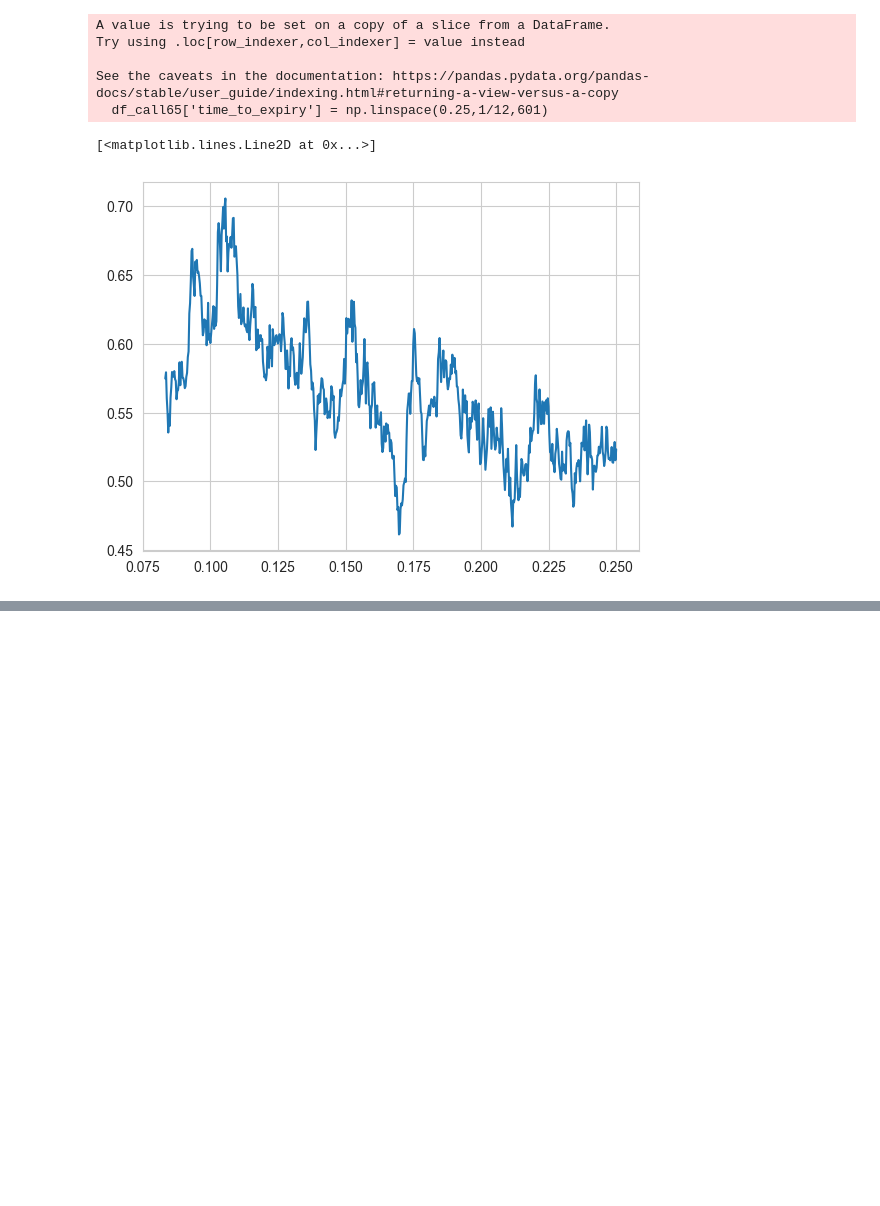
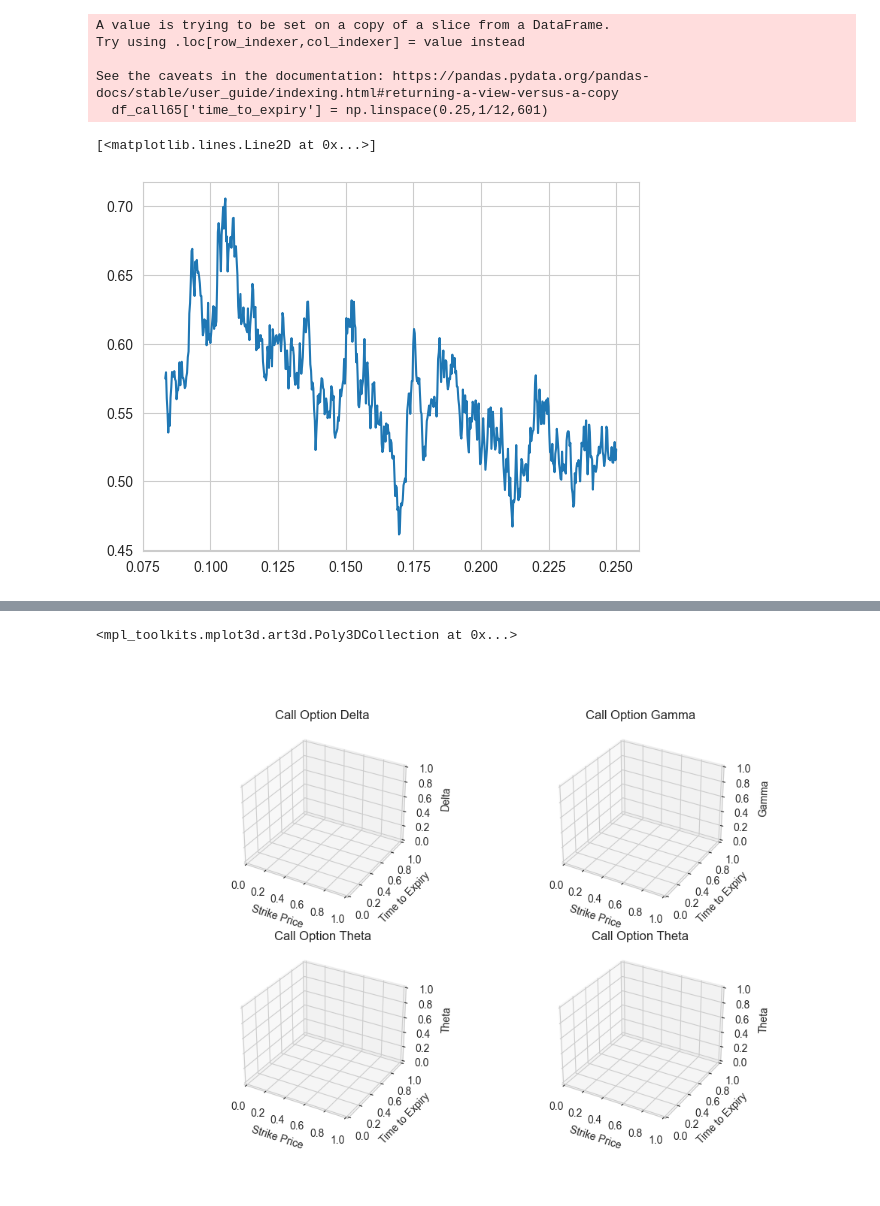
Before and after one commit to Ae-bii/uchicago-trading-2023, a Jupyter notebook: case2/analysis/understanding_train_data.ipynb, the cells around one changed output, grey strips where cells are left out. Saved outputs shown, nothing was run; the diff lists cells and outputs as text; code cells hidden in the pictures; blank space fills up the shorter version.

```diff
--- a/case2/analysis/understanding_train_data.ipynb
+++ b/case2/analysis/understanding_train_data.ipynb
@@ -243,0 +235,3 @@ ax.plot_surface(x, y, impl_df, cmap=plt.cm.jet)
+# %%
+cdelta_df = pd.DataFrame(cdelta, columns=[f'CDELTA{i}' for i in range(65,140,5)])
+cdelta_df
@@ -243,0 +252,3 @@ ax.plot_surface(x, y, impl_df, cmap=plt.cm.jet)
+# %%
+cgamma_df = pd.DataFrame(cgamma, columns=[f'CGAMMA{i}' for i in range(65,140,5)])
+cgamma_df
@@ -243,0 +269,3 @@ ax.plot_surface(x, y, impl_df, cmap=plt.cm.jet)
+# %%
+ctheta_df = pd.DataFrame(ctheta, columns=[f'CTHETA{i}' for i in range(65,140,5)])
+ctheta_df
@@ -243,0 +286,3 @@ ax.plot_surface(x, y, impl_df, cmap=plt.cm.jet)
+# %%
+cvega_df = pd.DataFrame(cvega, columns=[f'CVEGA{i}' for i in range(65,140,5)])
+cvega_df
@@ -243,0 +303,37 @@ ax.plot_surface(x, y, impl_df, cmap=plt.cm.jet)
+# %%
+%matplotlib widget
+
+x,y = np.meshgrid(range(65,140,5), df['time_to_expiry'])
+# fig, ax = plt.subplots(subplot_kw={"projection": "3d"})
+fig2 = plt.figure(figsize=(10, 7))
+
+ax1 = fig2.add_subplot(221, projection='3d')
+ax1.set_title("Call Option Delta")
+ax1.set_ylabel('Time to Expiry')
+ax1.set_xlabel('Strike Price')
+ax1.set_zlabel('Delta')
+ax.plot_surface(x, y, cdelta_df, cmap=plt.cm.jet, antialiased=True, rcount=200, ccount=200, linewidth=0)
+
+ax2 = fig2.add_subplot(222, projection='3d')
+ax2.set_title("Call Option Gamma")
+ax2.set_ylabel('Time to Expiry')
+ax2.set_xlabel('Strike Price')
+ax2.set_zlabel('Gamma')
+ax.plot_surface(x, y, cgamma_df, cmap=plt.cm.jet, antialiased=True, rcount=200, ccount=200, linewidth=0)
+
+ax3 = fig2.add_subplot(223, projection='3d')
+ax3.set_title("Call Option Theta")
+ax3.set_ylabel('Time to Expiry')
+ax3.set_xlabel('Strike Price')
+ax3.set_zlabel('Theta')
+ax.plot_surface(x, y, ctheta_df, cmap=plt.cm.jet, antialiased=True, rcount=200, ccount=200, linewidth=0)
+
+ax4 = fig2.add_subplot(224, projection='3d')
+ax4.set_title("Call Option Theta")
+ax4.set_ylabel('Time to Expiry')
+ax4.set_xlabel('Strike Price')
+ax4.set_zlabel('Theta')
+ax.plot_surface(x, y, cvega_df, cmap=plt.cm.jet, antialiased=True, rcount=200, ccount=200, linewidth=0)
+# %% [output]
+<mpl_toolkits.mplot3d.art3d.Poly3DCollection at 0x...>
+[figure, added]
```
Also changed, not shown: parts of 26 cells of this notebook.
